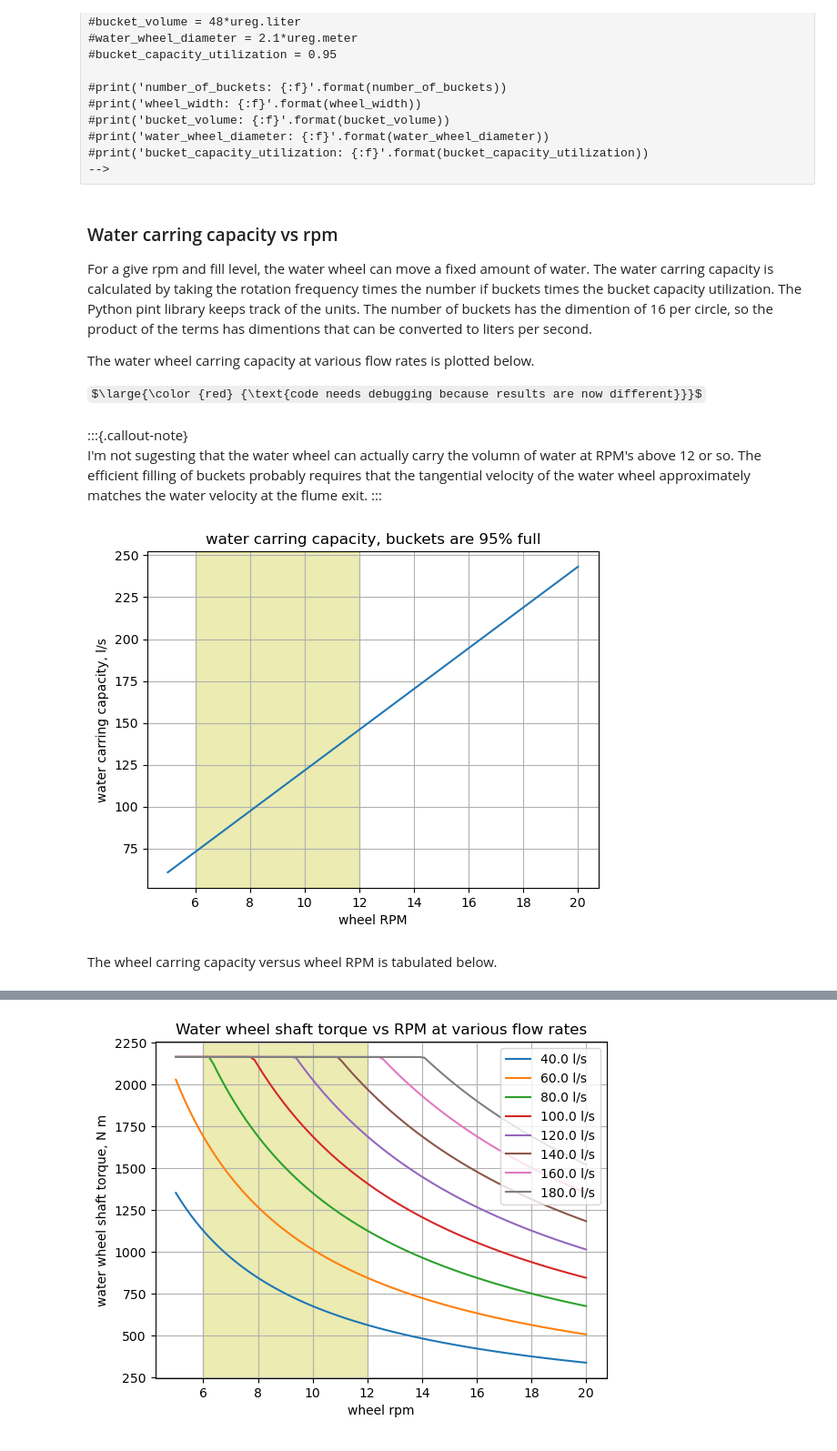
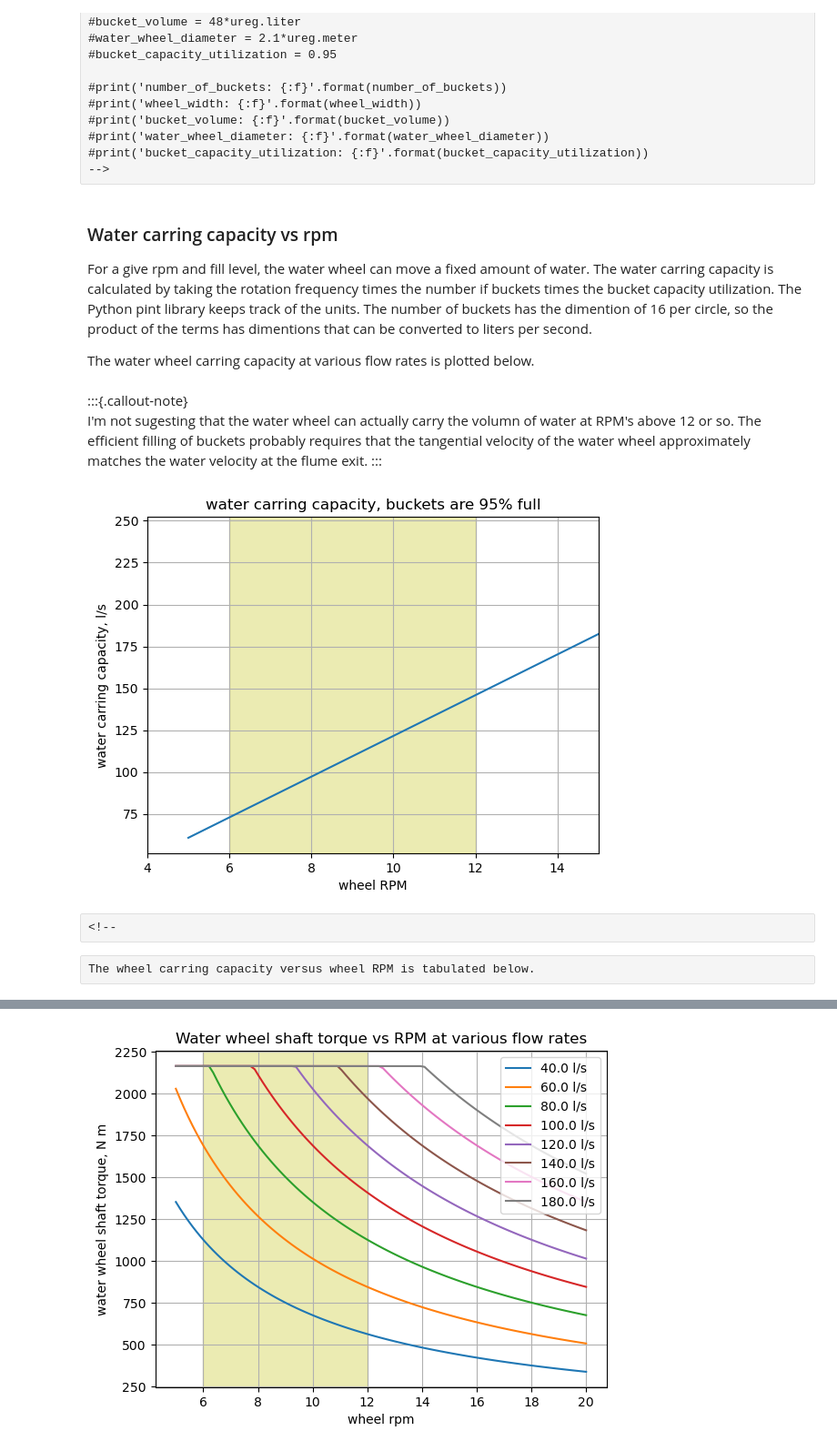
Before and after one commit to Tiburonboy/Solving-Engineering-Problems-using-Python, a Jupyter notebook: backup/Lake District Overshot Waterwheel Project.ipynb, the cells around one changed output, grey strips where cells are left out. Shown at 91% size. Drawn from its saved outputs; the diff is of its cells as text; code cells hidden in the pictures; some formulas as TeX source.

```diff
--- a/backup/Lake District Overshot Waterwheel Project.ipynb
+++ b/backup/Lake District Overshot Waterwheel Project.ipynb
@@ -667,8 +665,6 @@ There are 16 buckets, each with a capacity of 48 liters. I'll assum that the buc
 For a give rpm and fill level, the water wheel can move a fixed amount of water. The water carring capacity is calculated by taking the rotation frequency times the number if buckets times the bucket capacity utilization. The Python pint library keeps track of the units. The number of buckets has the dimention of 16 per circle, so the product of the terms has dimentions that can be converted to liters per second.
 
 The water wheel carring capacity at various flow rates is plotted below.
-
-$\large{\color {red} {\text{code needs debugging because results are now different}}}$
 # %% [markdown]
 :::{.callout-note}
 I'm not sugesting that the water wheel can actually carry the volumn of water at RPM's above 12 or so. The efficient filling of buckets probably requires that the tangential velocity of the water wheel approximately matches the water velocity at the flume exit.
@@ -676,24 +672,26 @@ I'm not sugesting that the water wheel can actually carry the volumn of water at
 # %%
 #| label: fig-rpm2lps
 #| echo: true
 #| fig-cap: water carring capacity vs water wheel RPM
 
 plt.plot(water_wheel_rotation_frequency.magnitude,
     (water_wheel_rotation_frequency*sys_param['number of buckets']*sys_param['bucket volume']*sys_param['bucket utilization']).to('liter/sec').magnitude, '-')
 
 # hightlight the operating band, 8 to 14 RPM
 plt.axvspan(6, 12, color='y', alpha=0.3)
 
-#plt.xlim((4,15))
+plt.xlim((4,15))
 #plt.ylim((40,200))
 plt.grid()
 
 plt.ylabel('water carring capacity, l/s')
 plt.xlabel('wheel RPM')
 
 plt.title('water carring capacity, buckets are {:.0f}% full'.format(sys_param['bucket utilization']*100))
 plt.show()
 # %% [output]
-[figure, old version]
+[figure, new version]
-# %% [markdown]
-The wheel carring capacity versus wheel RPM is tabulated below.
+# %% [raw]
+<!--
+# %% [raw]
+The wheel carring capacity versus wheel RPM is tabulated below.
```
Also changed, not shown: parts of 53 cells of this notebook, 2 other files.
